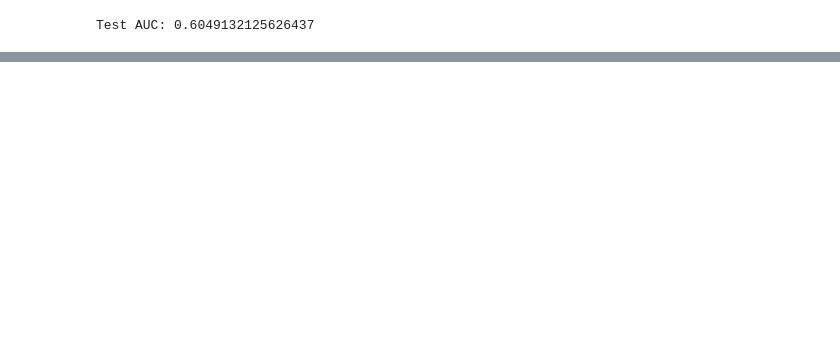
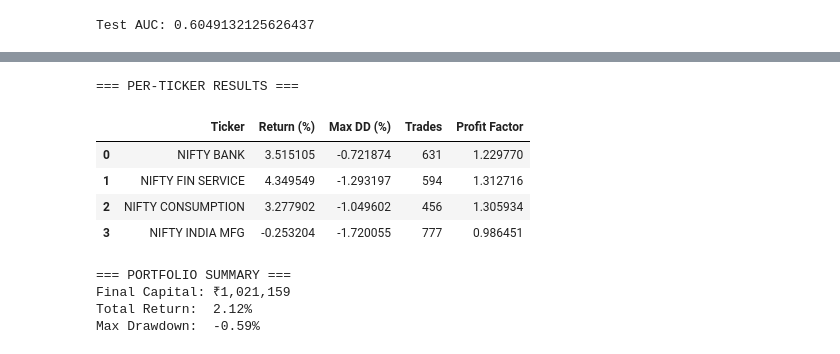
Before and after one commit to nkmehta216/SnowMore, a Jupyter notebook: algo-trading-project/notebooks/06_combined_strategy.ipynb, the cells around one changed output, grey strips where cells are left out. Drawn from its saved outputs; the diff is of its cells as text; code cells hidden in the pictures; blank space fills up the shorter version.

Commit message:
improved return

```diff
--- a/algo-trading-project/notebooks/06_combined_strategy.ipynb
+++ b/algo-trading-project/notebooks/06_combined_strategy.ipynb
@@ -1018,0 +1008,13 @@ force update
+# %%
+TICKERS = [
+    "NIFTY BANK",
+    "NIFTY FIN SERVICE",
+    "NIFTY CONSUMPTION",
+    "NIFTY INDIA MFG"
+]
+
+PORTFOLIO_CAPITAL = 1_000_000
+CAPITAL_PER_TICKER = PORTFOLIO_CAPITAL / len(TICKERS)
+
+portfolio_results = []
+portfolio_equity_curves = []
@@ -1018,0 +1153,29 @@ force update
+# %%
+results_df = pd.DataFrame(portfolio_results)
+print("\n=== PER-TICKER RESULTS ===")
+display(results_df)
+
+# -----------------------------
+# Portfolio aggregation
+# -----------------------------
+min_len = min(len(eq) for eq in portfolio_equity_curves)
+portfolio_equity = sum(eq[:min_len] for eq in portfolio_equity_curves)
+
+portfolio_return = (portfolio_equity[-1] / PORTFOLIO_CAPITAL - 1) * 100
+portfolio_dd = ((portfolio_equity / np.maximum.accumulate(portfolio_equity)) - 1).min() * 100
+
+print("\n=== PORTFOLIO SUMMARY ===")
+print(f"Final Capital: ₹{portfolio_equity[-1]:,.0f}")
+print(f"Total Return:  {portfolio_return:.2f}%")
+print(f"Max Drawdown:  {portfolio_dd:.2f}%")
+# %% [output]
+=== PER-TICKER RESULTS ===
+|  | Ticker | Return (%) | Max DD (%) | Trades | Profit Factor |
+| 0 | NIFTY BANK | 3.515105 | -0.721874 | 631 | 1.229770 |
+| 1 | NIFTY FIN SERVICE | 4.349549 | -1.293197 | 594 | 1.312716 |
+| 2 | NIFTY CONSUMPTION | 3.277902 | -1.049602 | 456 | 1.305934 |
+| 3 | NIFTY INDIA MFG | -0.253204 | -1.720055 | 777 | 0.986451 |
+=== PORTFOLIO SUMMARY ===
+Final Capital: ₹1,021,159
+Total Return:  2.12%
+Max Drawdown:  -0.59%
```
Also changed, not shown: parts of 11 cells of this notebook.
